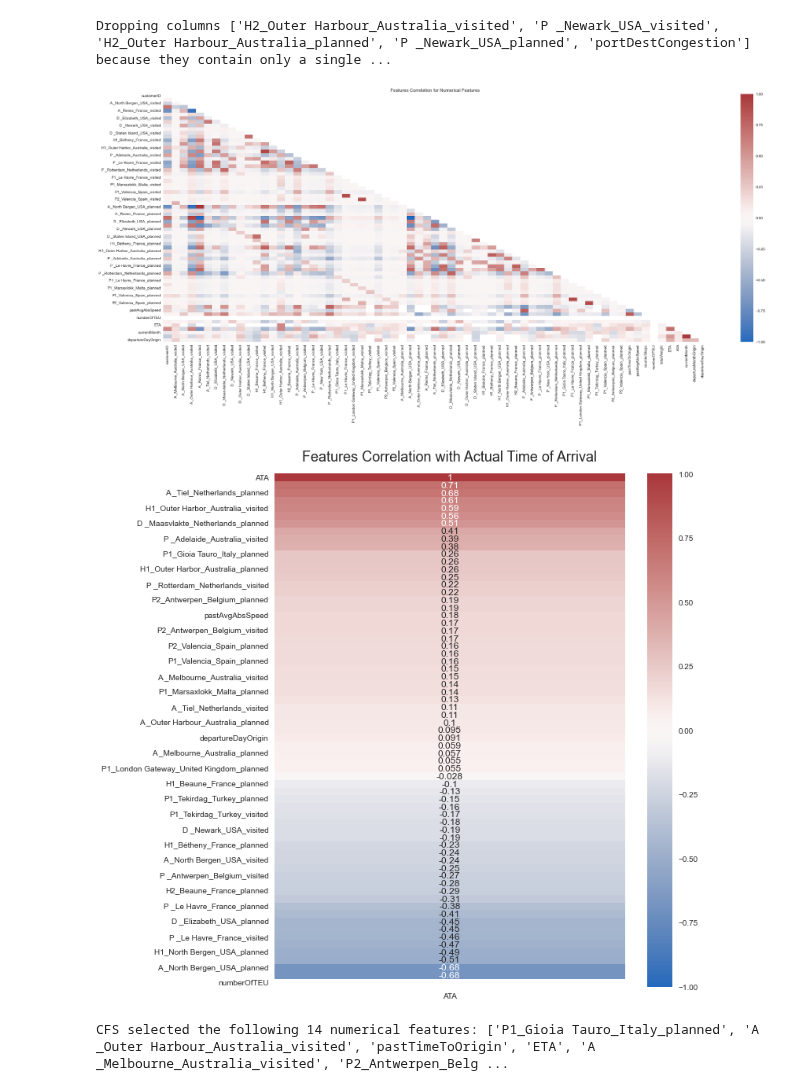
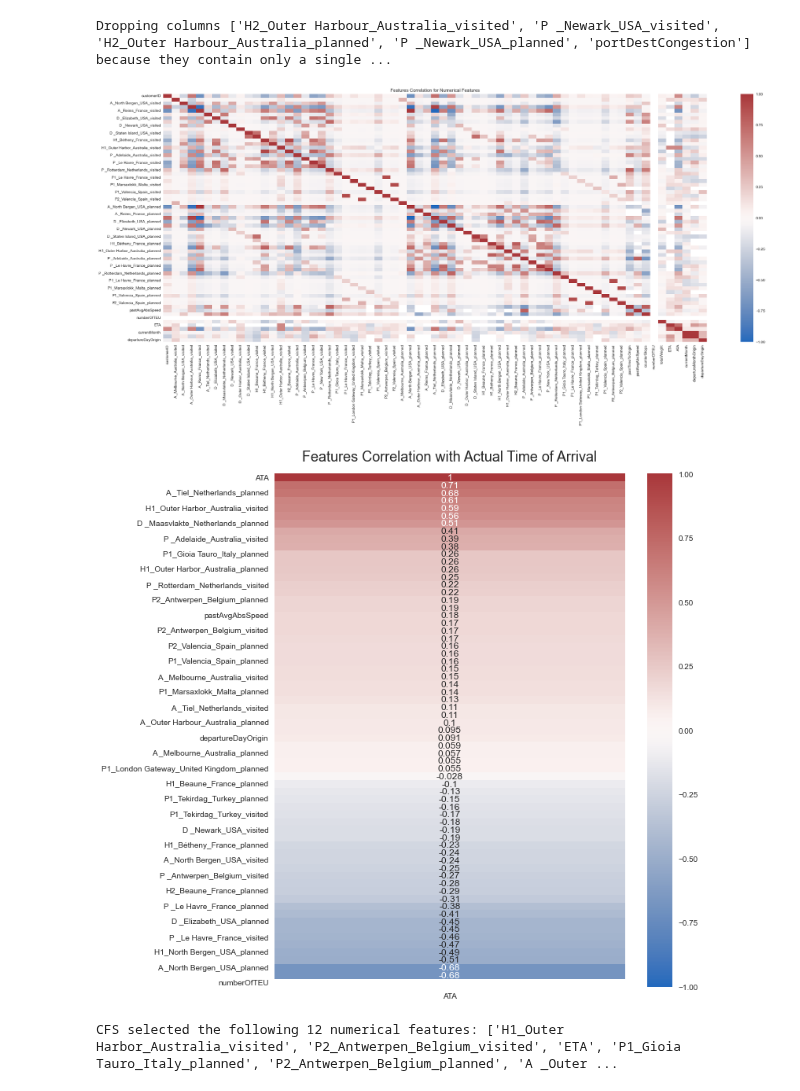
Before and after one commit to thijnalbers/ThesisCode, a Jupyter notebook: Notebook.ipynb, the cells around one changed output. Drawn from its saved outputs; the diff is of its cells as text; code cells hidden in the pictures.

```diff
--- a/Notebook.ipynb
+++ b/Notebook.ipynb
@@ -55,8 +55,20 @@ def get_created_date(rowNo, destination, ordCreate, reqPortL, reqPortD, origDest
 def get_port(port, node_created):
     return node_name(port) if node_created >= port["created"] else "unknown"
 
+def get_progress(destination, curr_time, curr_row_no):
+    if curr_row_no == destination['rowNo']:
+        return 1
+    elif curr_row_no == 1:
+        return 0
+    elif curr_time:
+        return curr_time / destination["pastTimeToOrigin"]
+    else:
+        return pd.NaT
+
 df["origin"] = [df.loc[(df["shipmentID"] == shipmentID) & (df["rowNo"] == 1)].iloc[0] for shipmentID in df["shipmentID"]]
 df["originCountry"] = [o["countryName"] for o in df["origin"]]
+df["pastTimeToOrigin"] = [arr_date - orig["actualDepDate"] for orig, arr_date in df[["origin", "actualArrDate"]].values]
+df["pastTimeToOrigin"] = df["pastTimeToOrigin"] / pd.Timedelta(hours=1)
 df["destination"] = [df.loc[(df["shipmentID"] == shipmentID) & (df["rowNo"] == df[df["shipmentID"] == shipmentID]["rowNo"].max())].iloc[0] for shipmentID in df["shipmentID"]]
 df["destinationCountry"] = [d["countryName"] for d in df["destination"]]
 df["created"] = [get_created_date(*values) for values in df[["rowNo", "destination", "ordaCreateDate", "prtReqPOL", "prtReqPOD", "originDestination", "locationType", "readyDate", "actualArrDate"]].values]
@@ -65,8 +77,6 @@ df["readyDate"] = [o["readyDate"] for o in df["origin"]]
 df["consolidation"] = (df["ordtType"].str.strip() == "LF") | (df["ordtType"].str.strip() == "LFL")
 df["deconsolidation"] = df["ordtType"].str.strip() == "LFL"
 df["serviceType"] = [f"{'door' if p == 'Y' else 'port'}-to-{'door' if d == 'Y' else 'port'}" for p, d in df[["ordJFHArrangeLoadingPickup", "ordJFHArrangeDelivery"]].values]
-df["pastTimeToOrigin"] = [arr_date - orig["actualDepDate"] for orig, arr_date in df[["origin", "actualArrDate"]].values]
-df["pastTimeToOrigin"] = df["pastTimeToOrigin"] / pd.Timedelta(hours=1)
 df["pastAvgAbsSpeed"] = [past_time / abs_distance(orig, lat, long) for (lat, long, orig, past_time) in df[["latitude", "longitude", "origin", "pastTimeToOrigin"]].values]
 df["counterStops"] = df["rowNo"] - 1
 df["departureOrigin"] = [o["actualDepDate"] if (i > 1 and o["actualDepDate"] > created) else None for (o, created, i) in df[["origin", "created", "rowNo"]].values]
@@ -80,6 +90,7 @@ df["portOfLoading"] = [get_port(df.loc[(df["shipmentID"] == shipmentID) & (df["l
 df["portOfDischarge"] = [get_port(df.loc[(df["shipmentID"] == shipmentID) & (df["locationType"].str.strip() == "P") & (df["originDestination"].str.strip() == "D")].iloc[0], created) for (shipmentID, created) in df[["shipmentID", "created"]].values]
 df["portDestCongestion"] = 0 # external source needed
 df["portOfLoadingLate"] = [dep_late(df.loc[(df["shipmentID"] == shipmentID) & (df["locationType"].str.strip() == "P") & (df["originDestination"].str.strip() == "O")].iloc[0], created) for (shipmentID, created) in df[["shipmentID", "created"]].values]
+df["progress"] = [get_progress(d, c, r) for d, c, r in df[["destination", "pastTimeToOrigin", "rowNo"]].values]
 df["origin"] = [node_name(o) for o in df["origin"]]
 df["destination"] = [node_name(d) for d in df["destination"]]
 # set visited path and future path
@@ -105,7 +116,8 @@ df["departureOrigin"] = pd.to_datetime(df["departureOrigin"])
 df["departureMonthOrigin"] = df["departureOrigin"].apply(lambda x : x.month)
 df["departureDayOrigin"] = df["departureOrigin"].apply(lambda x : x.isoweekday())
 # %%
-df = df.drop(columns=["departureOrigin", "estimatedDepDate", "created", "readyDate", "estimatedArrDate", "actualDepDate", "prtReqPOL", "prtReqPOD", "ordReqShipDate", "ordaCreateDate", "ordReqDeliveryDate", "latitude" , "longitude", "actualArrDate", "ordExpectedNBOfContainers", "ordGrossWeightKGM", "rowNo", "shipmentID", "originDestination", "locationType", "cityName", "countryName", "ordtType", "ordJFHArrangeLoadingPickup", "ordSeaFreightMainTransportInvolvement", "ordJFHArrangeDelivery"])
+df_all_columns = df.copy()
+df = df.drop(columns=["progress", "departureOrigin", "estimatedDepDate", "created", "readyDate", "estimatedArrDate", "actualDepDate", "prtReqPOL", "prtReqPOD", "ordReqShipDate", "ordaCreateDate", "ordReqDeliveryDate", "latitude" , "longitude", "actualArrDate", "ordExpectedNBOfContainers", "ordGrossWeightKGM", "rowNo", "shipmentID", "originDestination", "locationType", "cityName", "countryName", "ordtType", "ordJFHArrangeLoadingPickup", "ordSeaFreightMainTransportInvolvement", "ordJFHArrangeDelivery"])
 # %%
 from sklearn.preprocessing import OrdinalEncoder
 from sklearn.impute import SimpleImputer
@@ -164,23 +176,23 @@ Dropping columns ['H2_Outer Harbour_Australia_visited', 'P _Newark_USA_visited',
 # %%
 import seaborn as sns
 import matplotlib.pyplot as plt
 
 corr_matrix = df_num.corr()
 plt.figure(figsize=(32, 12))
 mask = np.triu(np.ones_like(corr_matrix, dtype=np.bool8))
-heatmap = sns.heatmap(corr_matrix, vmin=-1, mask=mask, vmax=1, cmap='vlag')
+heatmap = sns.heatmap(corr_matrix, vmin=-1, mask=None, vmax=1, cmap='vlag')
 heatmap.set_title('Features Correlation for Numerical Features')
 
 plt.savefig('output/correlation.png')
 
 plt.figure(figsize=(10, 12))
 mask = np.triu(np.ones_like(corr_matrix, dtype=bool))
 heatmap = sns.heatmap(corr_matrix[['ATA']].sort_values(by='ATA', ascending=False), vmin=-1, vmax=1, annot=True, cmap='vlag')
 heatmap.set_title('Features Correlation with Actual Time of Arrival', fontdict={'fontsize':18}, pad=16)
 
 plt.savefig('output/correlation_ata.png')
 # %% [output]
-[figure, old version]
+[figure, new version]
 [figure]
 # %%
 from typing import List, Set
@@ -232,7 +244,7 @@ def best_first_search() -> Set[str]:
 cfs_result = list(best_first_search())
 print(f"CFS selected the following {len(cfs_result)} numerical features: {cfs_result}")
 # %% [output]
-CFS selected the following 14 numerical features: ['P1_Gioia Tauro_Italy_planned', 'A _Outer Harbour_Australia_visited', 'pastTimeToOrigin', 'ETA', 'A _Melbourne_Australia_visited', 'P2_Antwerpen_Belg ...
+CFS selected the following 12 numerical features: ['H1_Outer Harbor_Australia_visited', 'P2_Antwerpen_Belgium_visited', 'ETA', 'P1_Gioia Tauro_Italy_planned', 'P2_Antwerpen_Belgium_planned', 'A _Outer ...
 # %%
 from sklearn.preprocessing import StandardScaler
 from sklearn.model_selection import train_test_split
```
Also changed, not shown: parts of 7 cells of this notebook.
